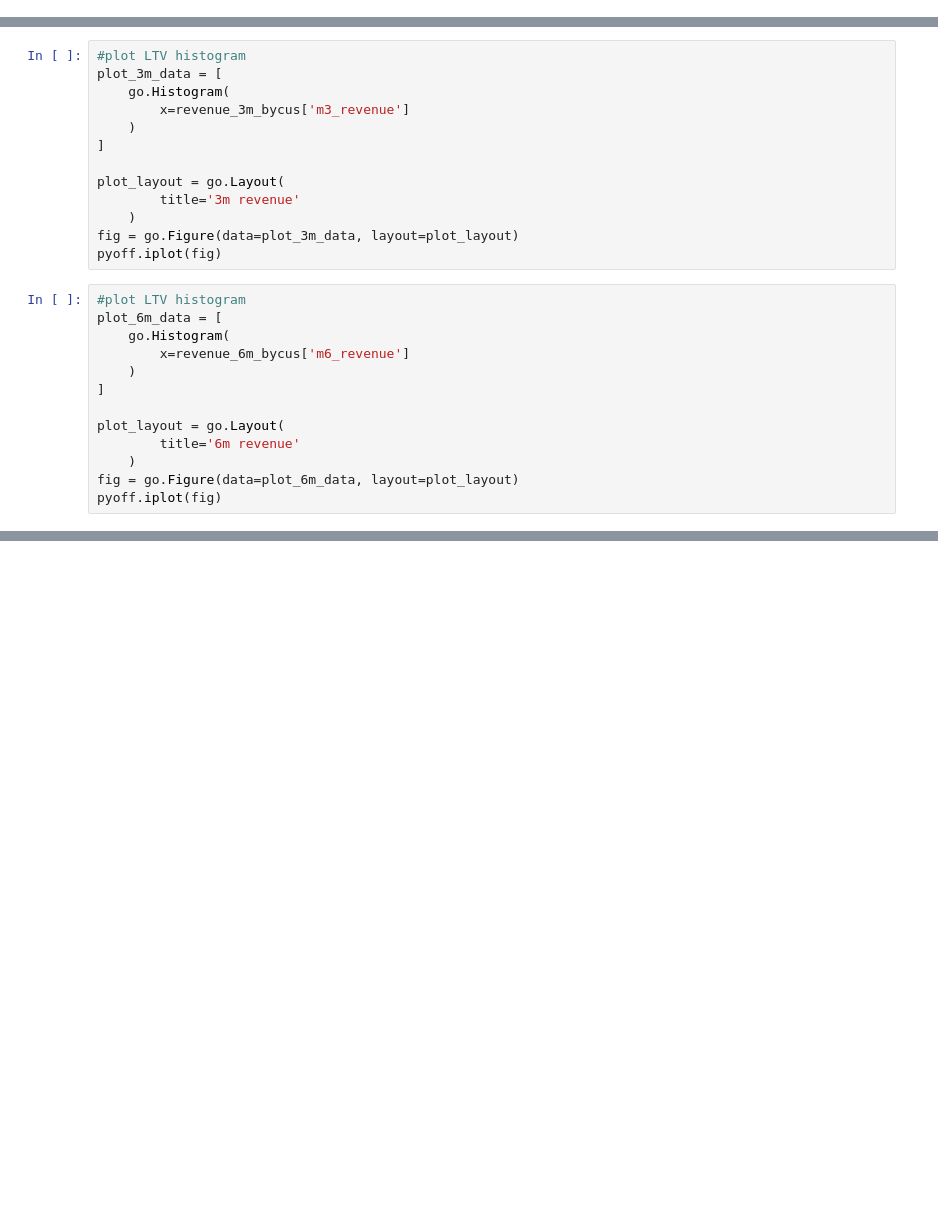
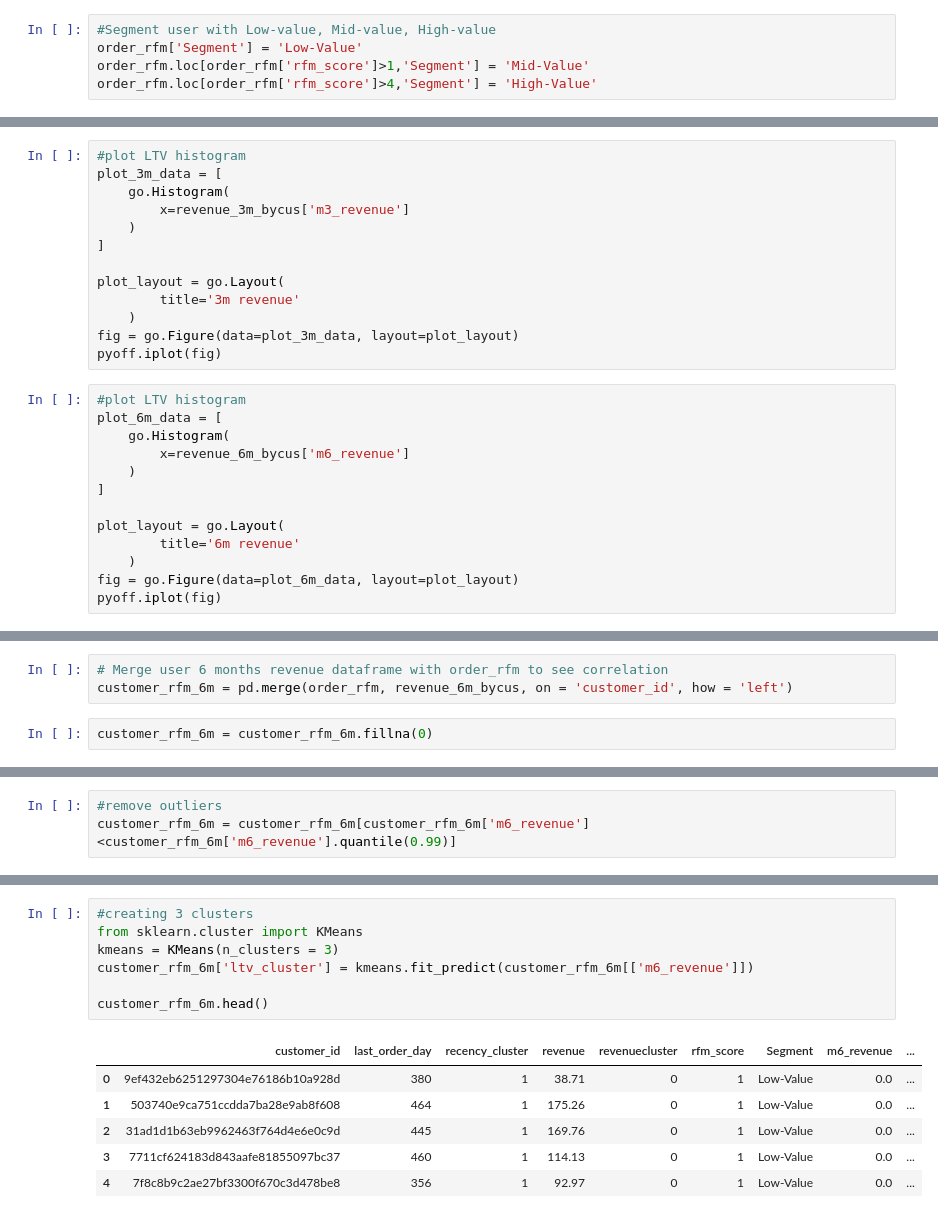
Before and after one commit to anhphuongnguyenquynh/mlops-ml-ecommerce-customers, a Jupyter notebook: ml-labs/customer_lifetime_value_prediction.ipynb, the cells around one changed output, grey strips where cells are left out. Cells and saved outputs as stored; diff of their text form; blank space fills up the shorter version.

```diff
--- a/ml-labs/customer_lifetime_value_prediction.ipynb
+++ b/ml-labs/customer_lifetime_value_prediction.ipynb
@@ -393,3 +361,8 @@ order_rfm.head(10)
+# %%
+#Segment user with Low-value, Mid-value, High-value
+order_rfm['Segment'] = 'Low-Value'
+order_rfm.loc[order_rfm['rfm_score']>1,'Segment'] = 'Mid-Value'
+order_rfm.loc[order_rfm['rfm_score']>4,'Segment'] = 'High-Value'
 # %% [markdown]
 # Customer Lifetime Value Prediction
 # %%
@@ -580,0 +492,5 @@ pyoff.iplot(fig)
+# %%
+# Merge user 6 months revenue dataframe with order_rfm to see correlation
+customer_rfm_6m = pd.merge(order_rfm, revenue_6m_bycus, on = 'customer_id', how = 'left')
+# %%
+customer_rfm_6m = customer_rfm_6m.fillna(0)
@@ -580,0 +549,3 @@ pyoff.iplot(fig)
+# %%
+#remove outliers
+customer_rfm_6m = customer_rfm_6m[customer_rfm_6m['m6_revenue']<customer_rfm_6m['m6_revenue'].quantile(0.99)]
@@ -580,0 +561,14 @@ pyoff.iplot(fig)
+# %%
+#creating 3 clusters
+from sklearn.cluster import KMeans
+kmeans = KMeans(n_clusters = 3)
+customer_rfm_6m['ltv_cluster'] = kmeans.fit_predict(customer_rfm_6m[['m6_revenue']])
+
+customer_rfm_6m.head()
+# %% [output]
+|  | customer_id | last_order_day | recency_cluster | revenue | revenuecluster | rfm_score | Segment | m6_revenue | ... |
+| 0 | 9ef432eb6251297304e76186b10a928d | 380 | 1 | 38.71 | 0 | 1 | Low-Value | 0.0 | ... |
+| 1 | 503740e9ca751ccdda7ba28e9ab8f608 | 464 | 1 | 175.26 | 0 | 1 | Low-Value | 0.0 | ... |
+| 2 | 31ad1d1b63eb9962463f764d4e6e0c9d | 445 | 1 | 169.76 | 0 | 1 | Low-Value | 0.0 | ... |
+| 3 | 7711cf624183d843aafe81855097bc37 | 460 | 1 | 114.13 | 0 | 1 | Low-Value | 0.0 | ... |
+| 4 | 7f8c8b9c2ae27bf3300f670c3d478be8 | 356 | 1 | 92.97 | 0 | 1 | Low-Value | 0.0 | ... |
```
Also changed, not shown: parts of 33 cells of this notebook.
